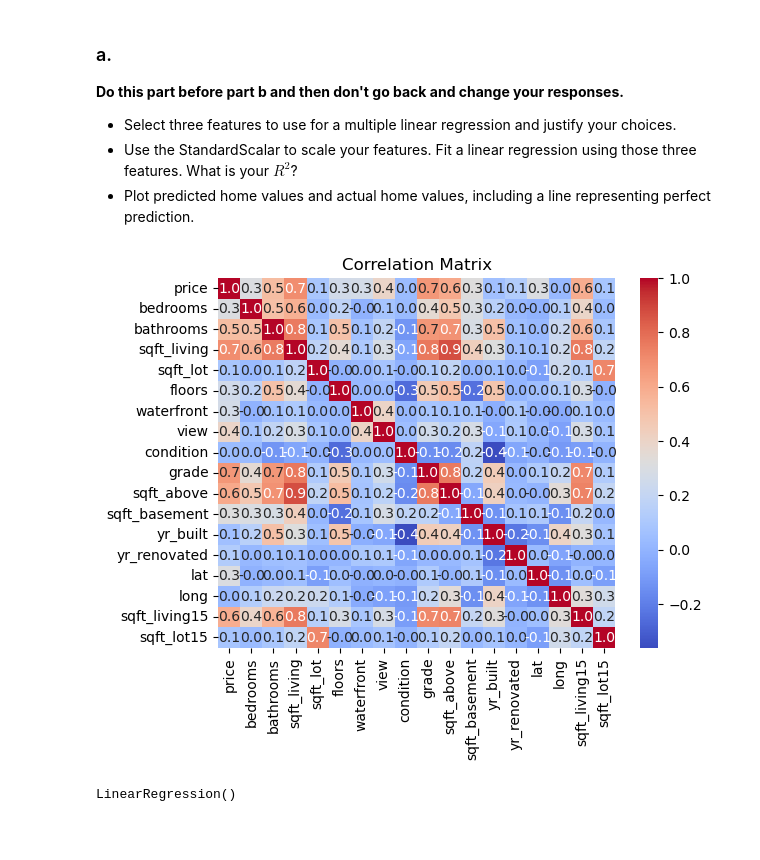
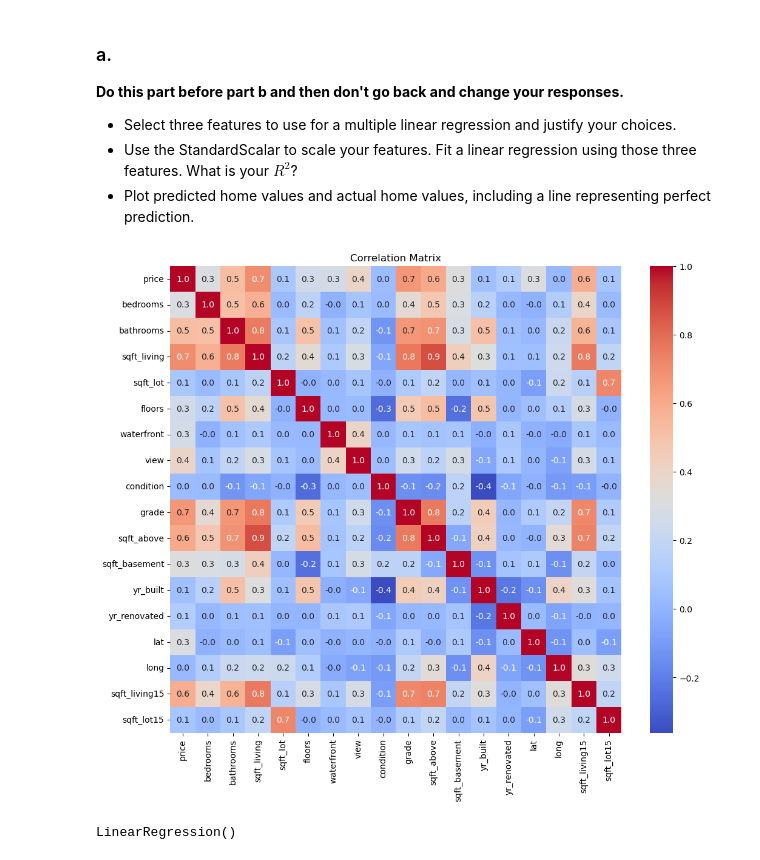
Before and after one commit to GettysburgDataScience/ps1-linear-regression-Saheedah20, a Jupyter notebook: PS1.ipynb, the cells around one changed output. Drawn from its saved outputs; the diff is of its cells as text; code cells hidden in the pictures; blank space fills up the shorter version.

```diff
--- a/PS1.ipynb
+++ b/PS1.ipynb
@@ -262,12 +262,12 @@ sns.heatmap(corr_matrix, annot=True, fmt='.2f')
 - Plot predicted home values and actual home values, including a line representing perfect prediction.
 # %%
 corr = housing_df.corr()
-
+fig, ax = plt.subplots(figsize=(12, 10))
 sns.heatmap(corr, annot=True, cmap='coolwarm', fmt='.1f')
 plt.title("Correlation Matrix")
 plt.show()
 # %% [output]
-[figure, old version]
+[figure, new version]
 # %%
 selected_features = ['sqft_living', 'bathrooms', 'grade']
 X = housing_df[selected_features]
```
Also changed, not shown: parts of 15 cells of this notebook, 1 other file.
